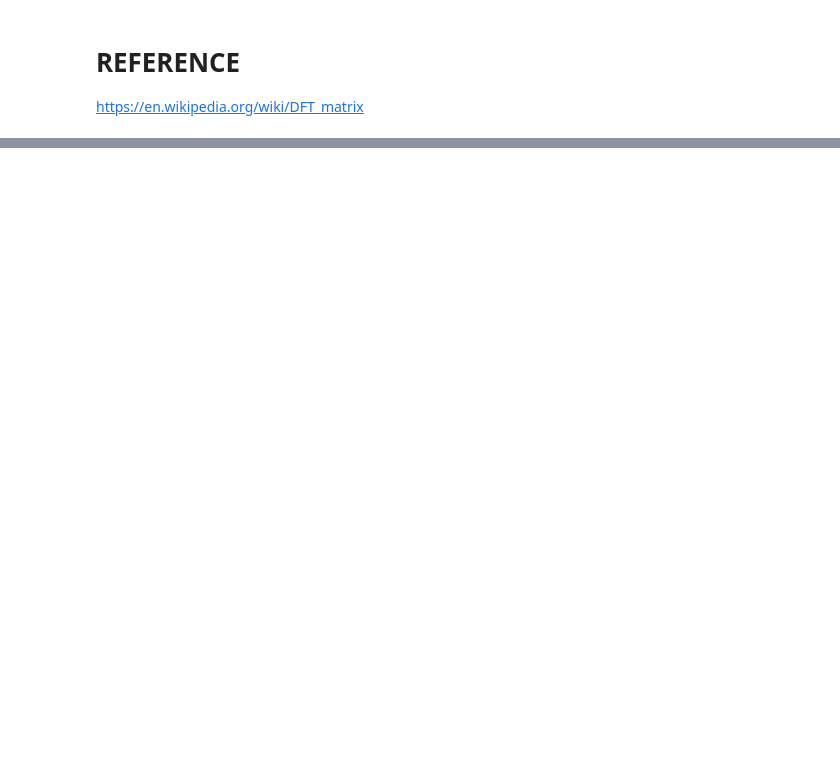
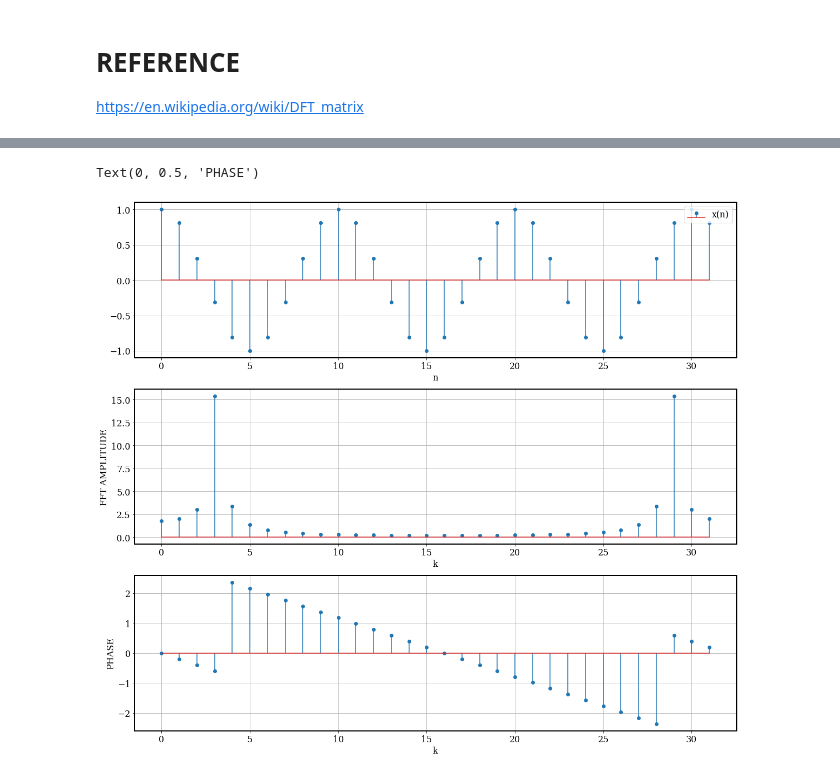
Before and after one commit to moisesoliveira08/Digital-Signal-Processing---UFCG, a Jupyter notebook: DFT.ipynb, the cells around one changed output, grey strips where cells are left out. Saved outputs shown, nothing was run; the diff lists cells and outputs as text; code cells hidden in the pictures; blank space fills up the shorter version.

```diff
--- a/DFT.ipynb
+++ b/DFT.ipynb
@@ -84,0 +62,42 @@ for k in range(N):
+# %%
+def FFT(x):
+    j = csqrt(-1)
+    N = len(x)
+    if N == 1:
+        return x
+    omega = np.exp(2*np.pi*j/N)
+    Ye = FFT(x[0::2])
+    Yo = FFT(x[1::2])
+    y = np.zeros(N, dtype = 'complex')
+    for i in range(int(N/2)):
+        y[i] = Ye[i] + np.power(omega,i)*Yo[i]
+        y[i + int(N/2)] = Ye[i] - np.power(omega,i)*Yo[i]
+    return y
+# %%
+fft = FFT(x(n))
+phase = np.angle(fft)
+figure, ax = plt.subplots(3,1,figsize=(20,18))
+font = {'family' : 'serif',
+        'weight' : 'normal',
+        'size'   : 16}
+plt.rc('axes', linewidth=2)
+plt.rc('font', **font)
+
+ax[0].stem(n, x(n),label = 'x(n)') ## sinal amostrado
+#ax[0].plot(1000*t, x(t),'--',label = 'x(t)', color = 'Black')
+ax[0].grid(True)
+ax[0].set_xlabel('n')
+ax[0].legend(loc = 'upper right')
+
+ax[1].stem(k, abs(fft))
+ax[1].grid(True)
+ax[1].set_xlabel('k')
+ax[1].set_ylabel('FFT AMPLITUDE')
+
+ax[2].stem(k, phase)
+ax[2].grid(True)
+ax[2].set_xlabel('k')
+ax[2].set_ylabel('PHASE')
+# %% [output]
+Text(0, 0.5, 'PHASE')
+[figure, added]
```
Also changed, not shown: parts of 6 cells of this notebook.
